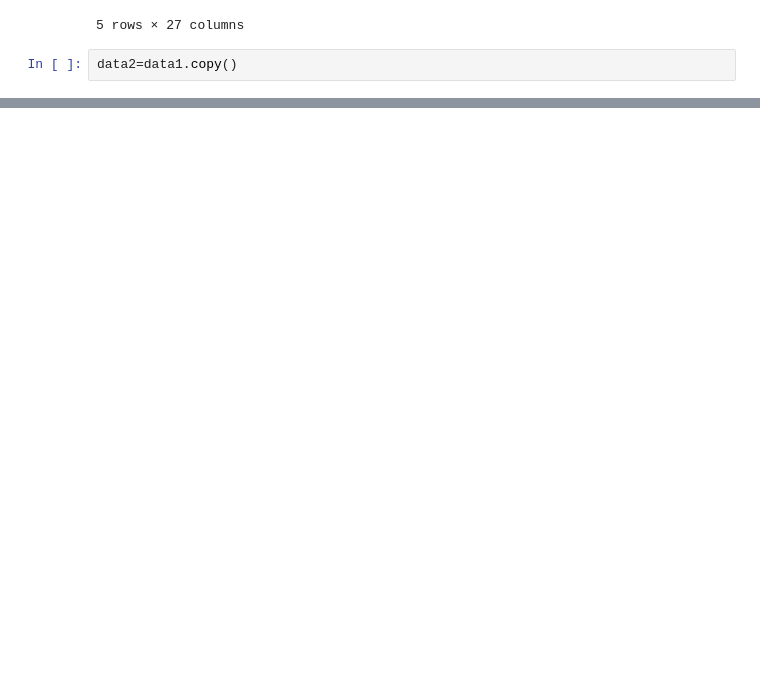
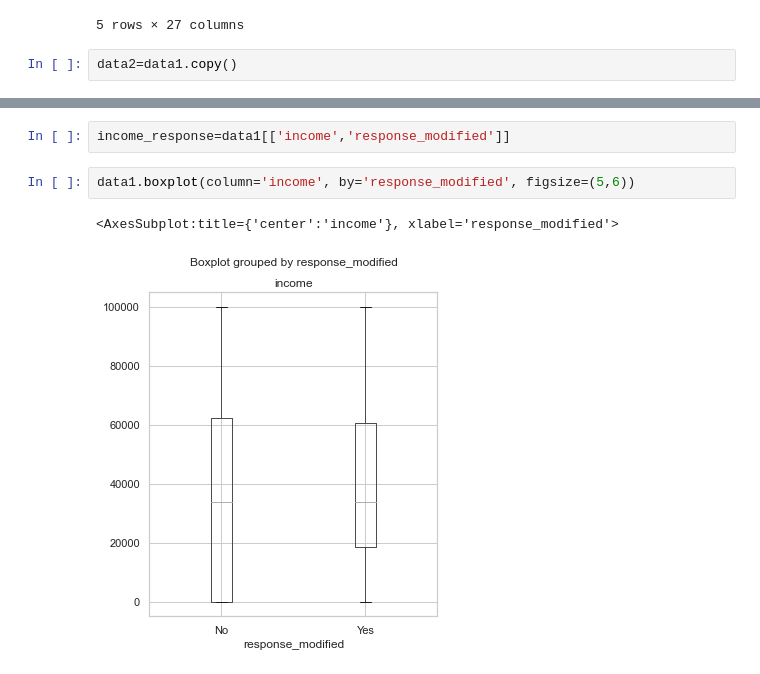
Before and after one commit to Mahnaz-Meem/lab4-customer-analysis-round-2, a Jupyter notebook: Lab4-customer-analysis-round-2.ipynb, the cells around one changed output, grey strips where cells are left out. Cells and saved outputs as stored; diff of their text form; blank space fills up the shorter version.

```diff
--- a/Lab4-customer-analysis-round-2.ipynb
+++ b/Lab4-customer-analysis-round-2.ipynb
@@ -268,0 +452,7 @@ data2=data1.copy()
+# %%
+income_response=data1[['income','response_modified']]
+# %%
+data1.boxplot(column='income', by='response_modified', figsize=(5,6))
+# %% [output]
+<AxesSubplot:title={'center':'income'}, xlabel='response_modified'>
+[figure, added]
```
Also changed, not shown: parts of 28 cells of this notebook.
